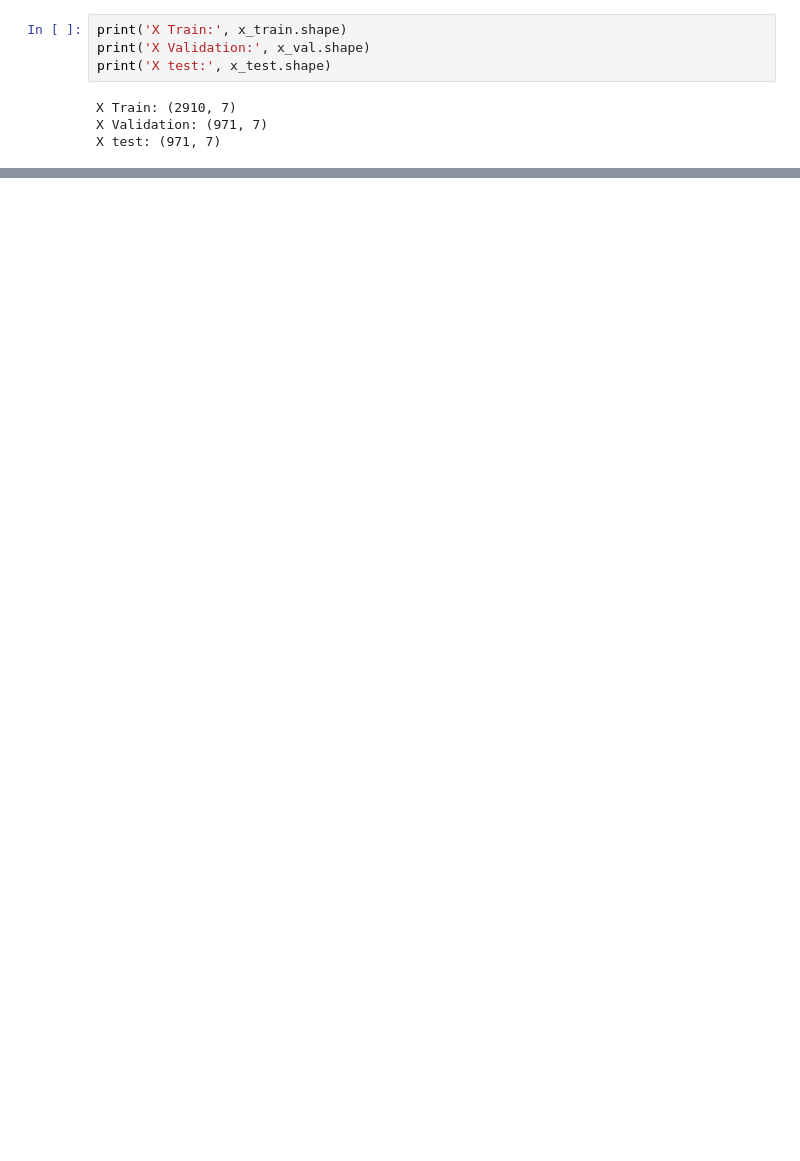
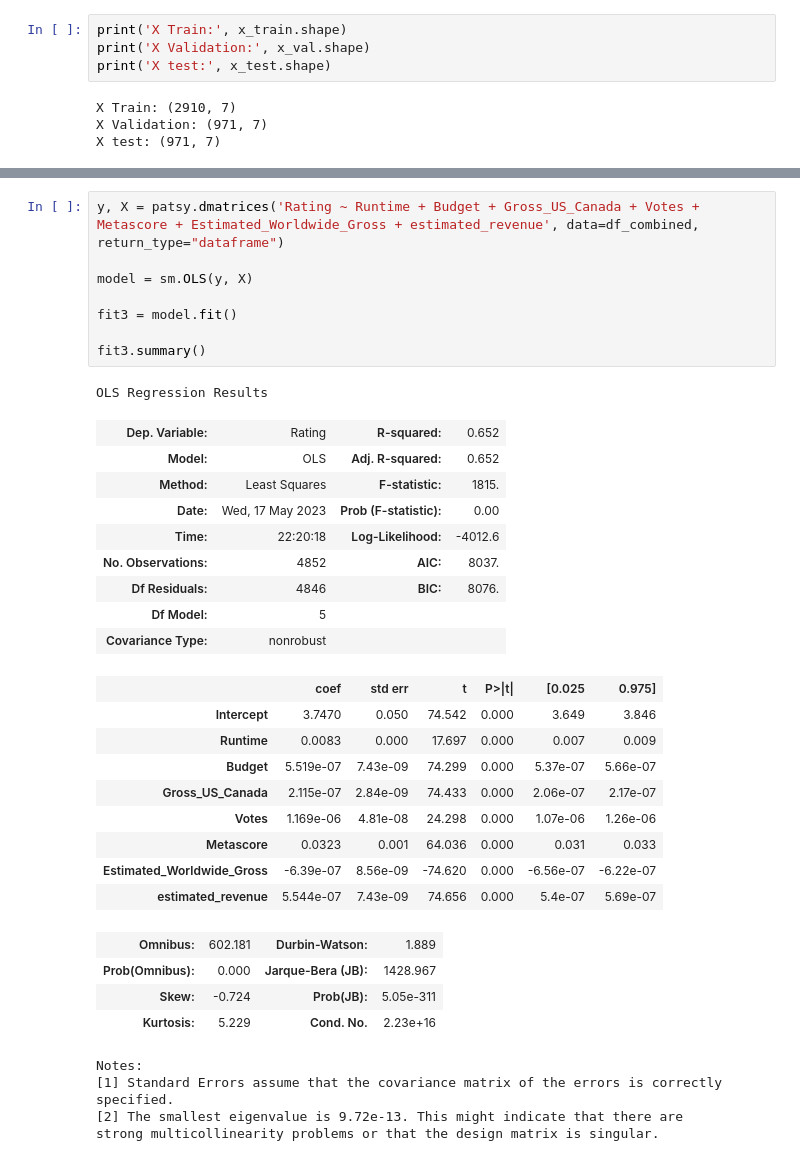
Before and after one commit to MamiMrl/IMDb-Movie-Scraping-for-Team-Netflix-Recommendation, a Jupyter notebook: IMDb_Regression.ipynb, the cells around one changed output, grey strips where cells are left out. Cells and saved outputs as stored; diff of their text form; blank space fills up the shorter version.

```diff
--- a/IMDb_Regression.ipynb
+++ b/IMDb_Regression.ipynb
@@ -239 +308,37 @@ Notes:
 strong multicollinearity or other numerical problems.
+# %%
+y, X = patsy.dmatrices('Rating ~ Runtime + Budget + Gross_US_Canada + Votes + Metascore + Estimated_Worldwide_Gross + estimated_revenue', data=df_combined, return_type="dataframe")
+
+model = sm.OLS(y, X)
+
+fit3 = model.fit()
+
+fit3.summary()
+# %% [output]
+OLS Regression Results
+| Dep. Variable: | Rating | R-squared: | 0.652 |
+| Model: | OLS | Adj. R-squared: | 0.652 |
+| Method: | Least Squares | F-statistic: | 1815. |
+| Date: | Wed, 17 May 2023 | Prob (F-statistic): | 0.00 |
+| Time: | 22:20:18 | Log-Likelihood: | -4012.6 |
+| No. Observations: | 4852 | AIC: | 8037. |
+| Df Residuals: | 4846 | BIC: | 8076. |
+| Df Model: | 5 |  |  |
+| Covariance Type: | nonrobust |  |  |
+|  | coef | std err | t | P>|t| | [0.025 | 0.975] |
+| Intercept | 3.7470 | 0.050 | 74.542 | 0.000 | 3.649 | 3.846 |
+| Runtime | 0.0083 | 0.000 | 17.697 | 0.000 | 0.007 | 0.009 |
+| Budget | 5.519e-07 | 7.43e-09 | 74.299 | 0.000 | 5.37e-07 | 5.66e-07 |
+| Gross_US_Canada | 2.115e-07 | 2.84e-09 | 74.433 | 0.000 | 2.06e-07 | 2.17e-07 |
+| Votes | 1.169e-06 | 4.81e-08 | 24.298 | 0.000 | 1.07e-06 | 1.26e-06 |
+| Metascore | 0.0323 | 0.001 | 64.036 | 0.000 | 0.031 | 0.033 |
+| Estimated_Worldwide_Gross | -6.39e-07 | 8.56e-09 | -74.620 | 0.000 | -6.56e-07 | -6.22e-07 |
+| estimated_revenue | 5.544e-07 | 7.43e-09 | 74.656 | 0.000 | 5.4e-07 | 5.69e-07 |
+| Omnibus: | 602.181 | Durbin-Watson: | 1.889 |
+| Prob(Omnibus): | 0.000 | Jarque-Bera (JB): | 1428.967 |
+| Skew: | -0.724 | Prob(JB): | 5.05e-311 |
+| Kurtosis: | 5.229 | Cond. No. | 2.23e+16 |
+Notes:
+[1] Standard Errors assume that the covariance matrix of the errors is correctly specified.
+[2] The smallest eigenvalue is 9.72e-13. This might indicate that there are
+strong multicollinearity problems or that the design matrix is singular.
```
Also changed, not shown: parts of 13 cells of this notebook, 4 other files.
